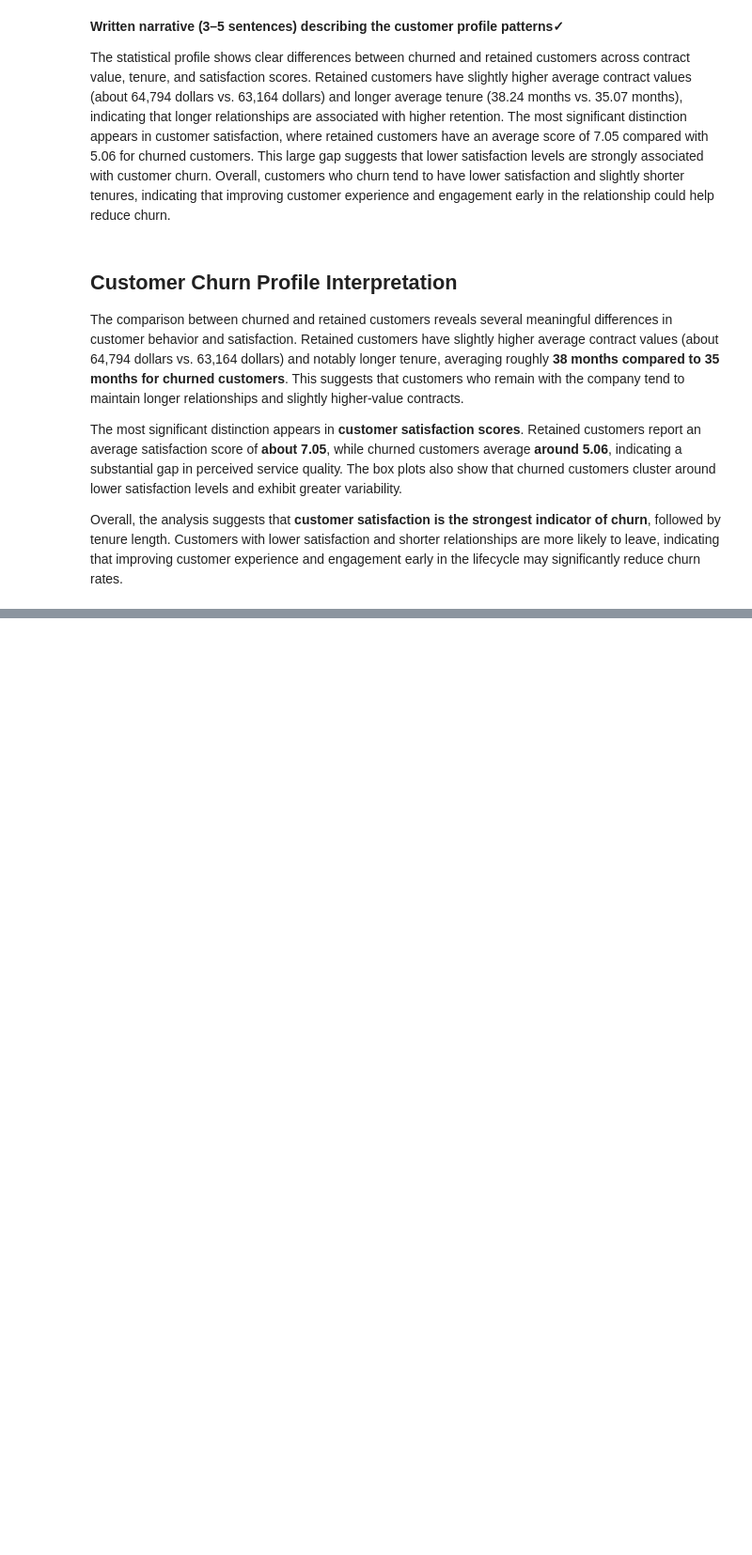
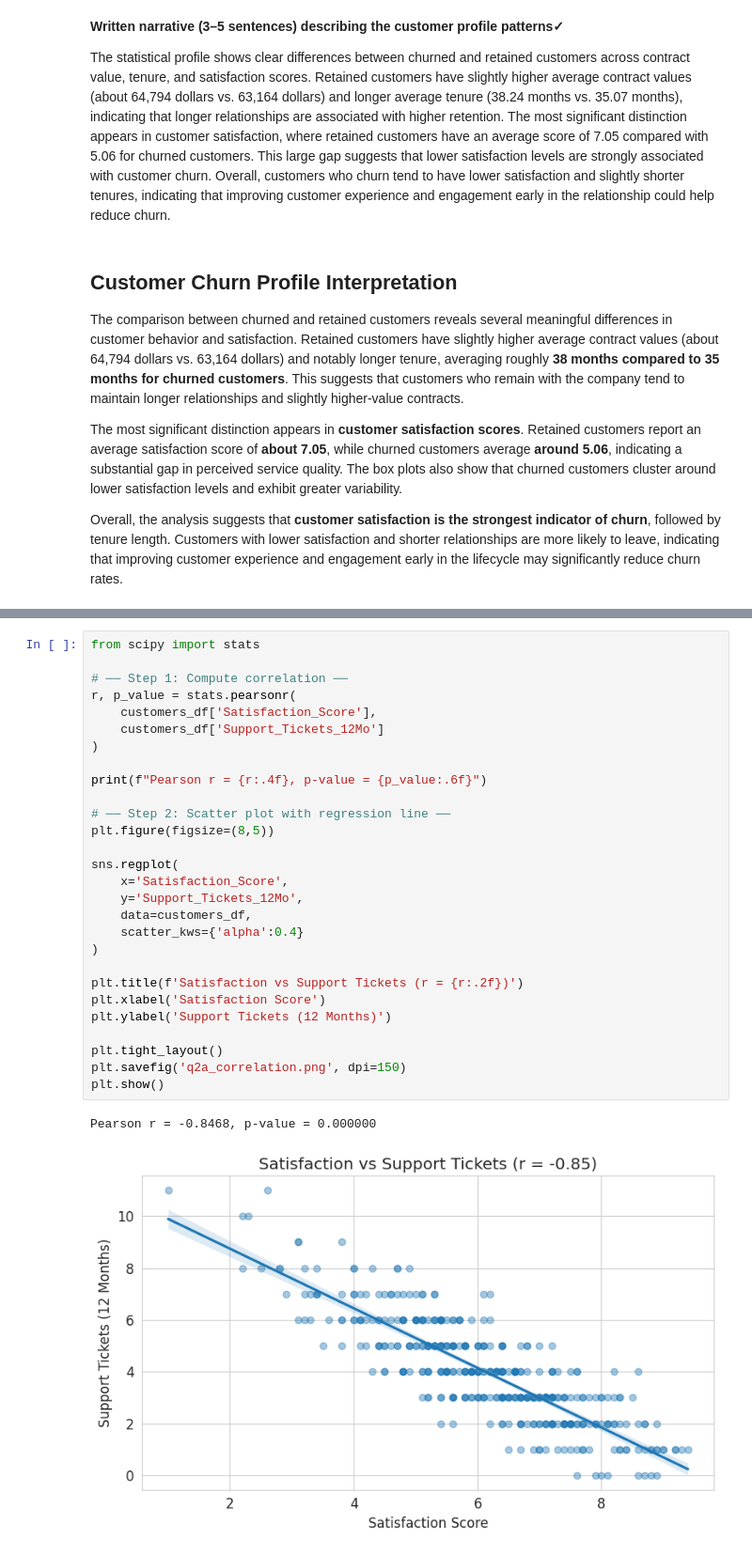
Before and after one commit to hawa1983/MG-628, a Jupyter notebook: Midterm_Regression_Project.ipynb, the cells around one changed output, grey strips where cells are left out. Shown at 94% size. Drawn from its saved outputs; the diff is of its cells as text; blank space fills up the shorter version.

```diff
--- a/Midterm_Regression_Project.ipynb
+++ b/Midterm_Regression_Project.ipynb
@@ -757,0 +765,31 @@ Overall, the analysis suggests that **customer satisfaction is the strongest ind
+# %%
+from scipy import stats
+
+# ── Step 1: Compute correlation ──
+r, p_value = stats.pearsonr(
+    customers_df['Satisfaction_Score'],
+    customers_df['Support_Tickets_12Mo']
+)
+
+print(f"Pearson r = {r:.4f}, p-value = {p_value:.6f}")
+
+# ── Step 2: Scatter plot with regression line ──
+plt.figure(figsize=(8,5))
+
+sns.regplot(
+    x='Satisfaction_Score',
+    y='Support_Tickets_12Mo',
+    data=customers_df,
+    scatter_kws={'alpha':0.4}
+)
+
+plt.title(f'Satisfaction vs Support Tickets (r = {r:.2f})')
+plt.xlabel('Satisfaction Score')
+plt.ylabel('Support Tickets (12 Months)')
+
+plt.tight_layout()
+plt.savefig('q2a_correlation.png', dpi=150)
+plt.show()
+# %% [output]
+Pearson r = -0.8468, p-value = 0.000000
+[figure, added]
```
Also changed, not shown: parts of 20 cells of this notebook.
